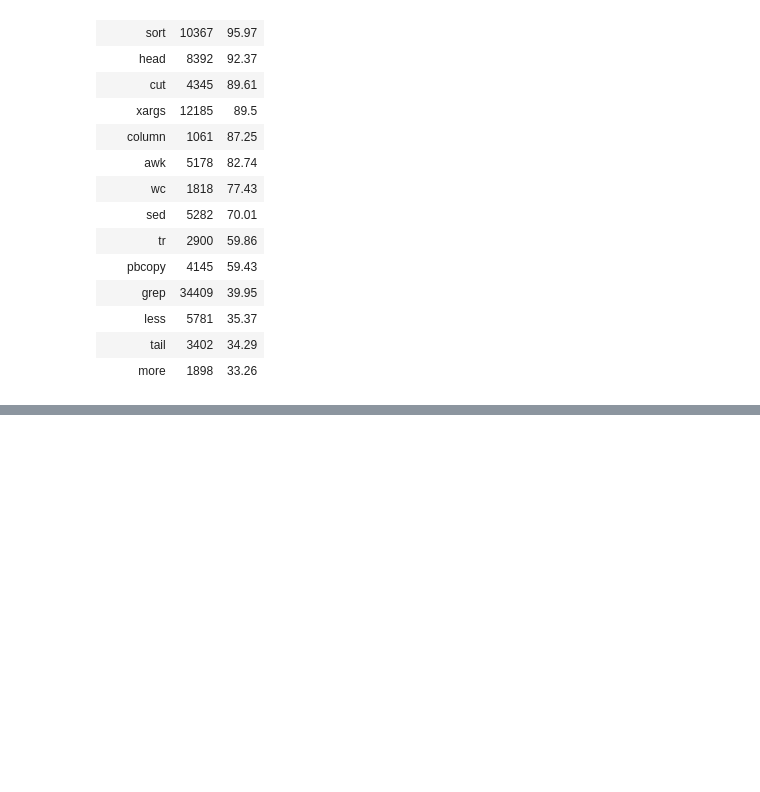
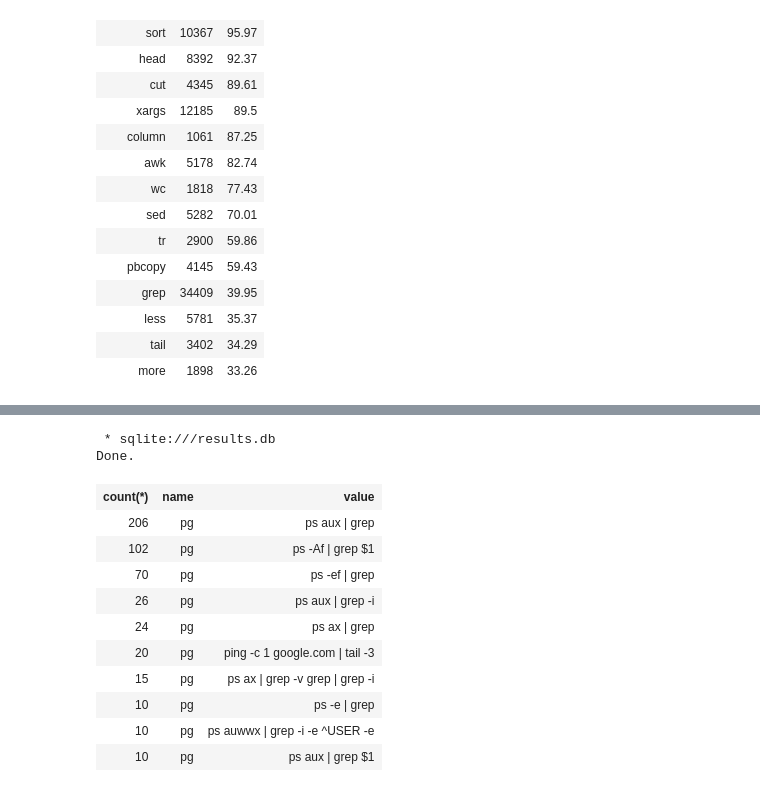
Before and after one commit to ipa-lab/shell-alias-analysis, a Jupyter notebook: notebooks/scripts.ipynb, the cells around one changed output, grey strips where cells are left out. Cells and saved outputs as stored; diff of their text form; code cells hidden in the pictures; blank space fills up the shorter version.

```diff
--- a/notebooks/scripts.ipynb
+++ b/notebooks/scripts.ipynb
@@ -341,0 +404,25 @@ Done.
+# %%
+%%sql
+select count(*), alias.name, alias.value
+from alias join command using (alias_id)
+where alias.num_commands > 1
+and alias_id not in
+(select alias_id from command where command.operator != "" and command.operator != '|')
+and alias.name = 'pg'
+group by alias.value, alias.name
+order by 1 desc
+limit 10;
+# %% [output]
+ * sqlite:///results.db
+Done.
+| count(*) | name | value |
+| 206 | pg | ps aux | grep |
+| 102 | pg | ps -Af | grep $1 |
+| 70 | pg | ps -ef | grep |
+| 26 | pg | ps aux | grep -i |
+| 24 | pg | ps ax | grep |
+| 20 | pg | ping -c 1 google.com | tail -3 |
+| 15 | pg | ps ax | grep -v grep | grep -i |
+| 10 | pg | ps -e | grep |
+| 10 | pg | ps auwwx | grep -i -e ^USER -e |
+| 10 | pg | ps aux | grep $1 |
```
Also changed, not shown: parts of 3 cells of this notebook, 1 other file.
